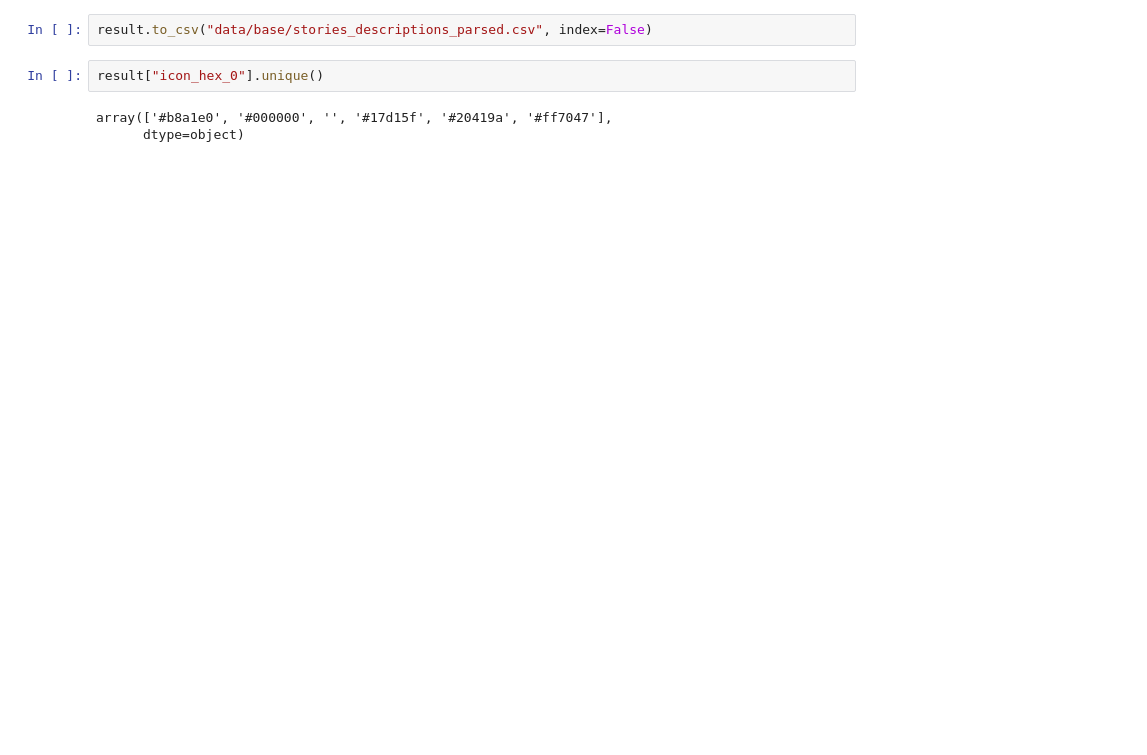
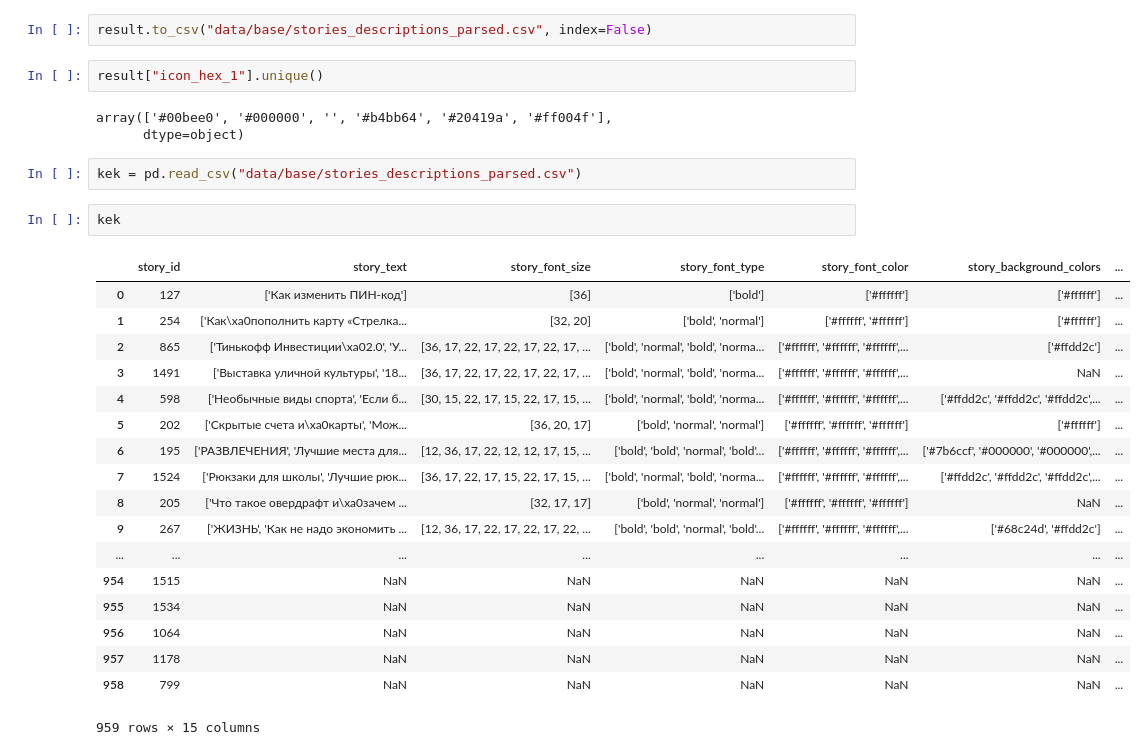
Before and after one commit to timothyxp/tinkoff_stories-, a Jupyter notebook: parse_description.ipynb, the cells around one changed output. Drawn from its saved outputs; the diff is of its cells as text; blank space fills up the shorter version.

```diff
--- a/parse_description.ipynb
+++ b/parse_description.ipynb
@@ -222,7 +222,30 @@ result.head()
 # %%
 result.to_csv("data/base/stories_descriptions_parsed.csv", index=False)
 # %%
-result["icon_hex_0"].unique()
+result["icon_hex_1"].unique()
 # %% [output]
-array(['#b8a1e0', '#000000', '', '#17d15f', '#20419a', '#ff7047'],
+array(['#00bee0', '#000000', '', '#b4bb64', '#20419a', '#ff004f'],
       dtype=object)
+# %%
+kek = pd.read_csv("data/base/stories_descriptions_parsed.csv")
+# %%
+kek
+# %% [output]
+|  | story_id | story_text | story_font_size | story_font_type | story_font_color | story_background_colors | ... |
+| 0 | 127 | ['Как изменить ПИН-код'] | [36] | ['bold'] | ['#ffffff'] | ['#ffffff'] | ... |
+| 1 | 254 | ['Как\xa0пополнить карту «Стрелка... | [32, 20] | ['bold', 'normal'] | ['#ffffff', '#ffffff'] | ['#ffffff'] | ... |
+| 2 | 865 | ['Тинькофф Инвестиции\xa02.0', 'У... | [36, 17, 22, 17, 22, 17, 22, 17, ... | ['bold', 'normal', 'bold', 'norma... | ['#ffffff', '#ffffff', '#ffffff',... | ['#ffdd2c'] | ... |
+| 3 | 1491 | ['Выставка уличной культуры', '18... | [36, 17, 22, 17, 22, 17, 22, 17, ... | ['bold', 'normal', 'bold', 'norma... | ['#ffffff', '#ffffff', '#ffffff',... | NaN | ... |
+| 4 | 598 | ['Необычные виды спорта', 'Если б... | [30, 15, 22, 17, 15, 22, 17, 15, ... | ['bold', 'normal', 'bold', 'norma... | ['#ffffff', '#ffffff', '#ffffff',... | ['#ffdd2c', '#ffdd2c', '#ffdd2c',... | ... |
+| 5 | 202 | ['Скрытые счета и\xa0карты', 'Мож... | [36, 20, 17] | ['bold', 'normal', 'normal'] | ['#ffffff', '#ffffff', '#ffffff'] | ['#ffffff'] | ... |
+| 6 | 195 | ['РАЗВЛЕЧЕНИЯ', 'Лучшие места для... | [12, 36, 17, 22, 12, 12, 17, 15, ... | ['bold', 'bold', 'normal', 'bold'... | ['#ffffff', '#ffffff', '#ffffff',... | ['#7b6ccf', '#000000', '#000000',... | ... |
+| 7 | 1524 | ['Рюкзаки для школы', 'Лучшие рюк... | [36, 17, 22, 17, 15, 22, 17, 15, ... | ['bold', 'normal', 'bold', 'norma... | ['#ffffff', '#ffffff', '#ffffff',... | ['#ffdd2c', '#ffdd2c', '#ffdd2c',... | ... |
+| 8 | 205 | ['Что такое овердрафт и\xa0зачем ... | [32, 17, 17] | ['bold', 'normal', 'normal'] | ['#ffffff', '#ffffff', '#ffffff'] | NaN | ... |
+| 9 | 267 | ['ЖИЗНЬ', 'Как не надо экономить ... | [12, 36, 17, 22, 17, 22, 17, 22, ... | ['bold', 'bold', 'normal', 'bold'... | ['#ffffff', '#ffffff', '#ffffff',... | ['#68c24d', '#ffdd2c'] | ... |
+| ... | ... | ... | ... | ... | ... | ... | ... |
+| 954 | 1515 | NaN | NaN | NaN | NaN | NaN | ... |
+| 955 | 1534 | NaN | NaN | NaN | NaN | NaN | ... |
+| 956 | 1064 | NaN | NaN | NaN | NaN | NaN | ... |
+| 957 | 1178 | NaN | NaN | NaN | NaN | NaN | ... |
+| 958 | 799 | NaN | NaN | NaN | NaN | NaN | ... |
+959 rows × 15 columns
```
Also changed, not shown: parts of 3 cells of this notebook, 5 other files.
